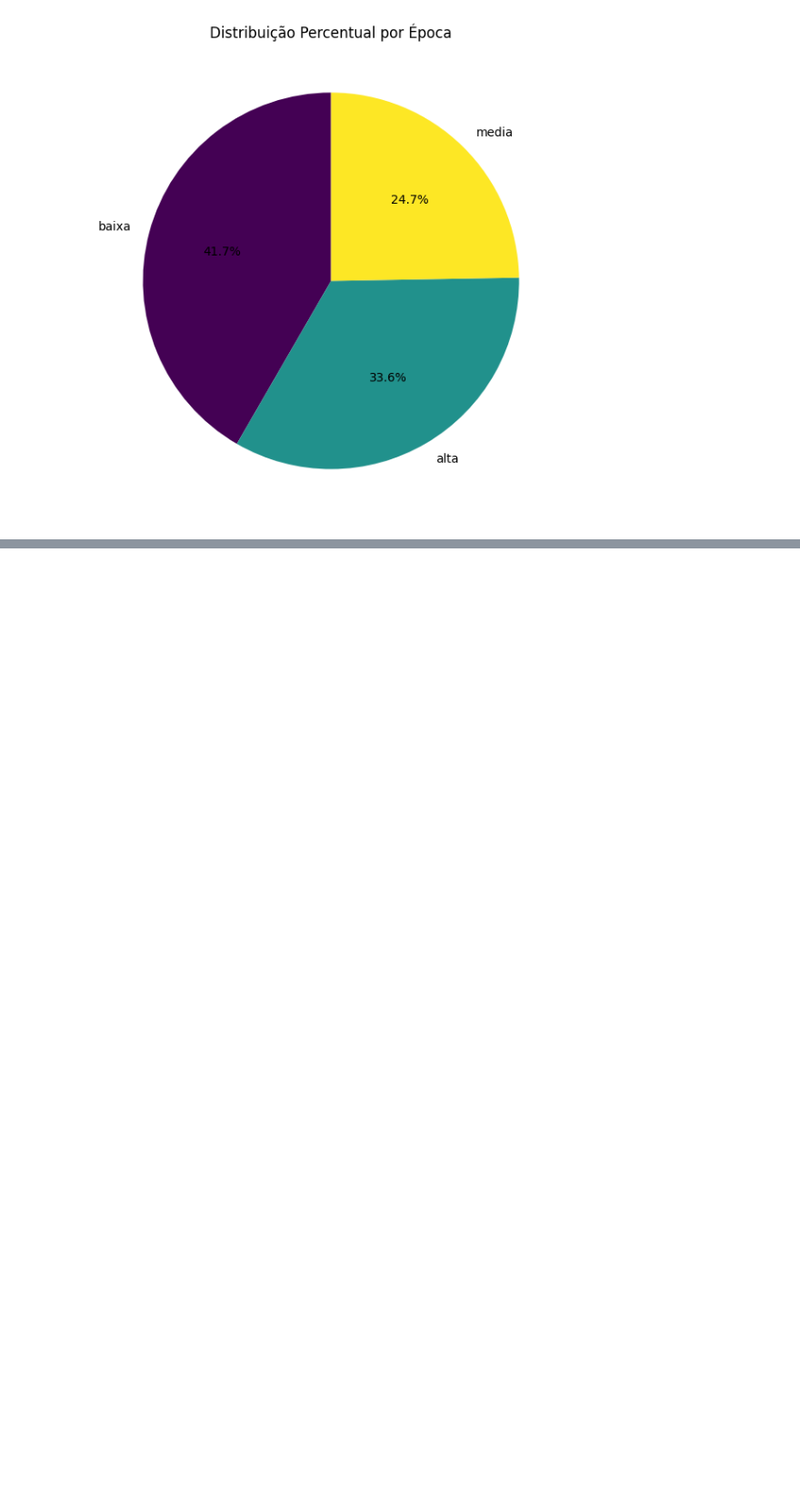
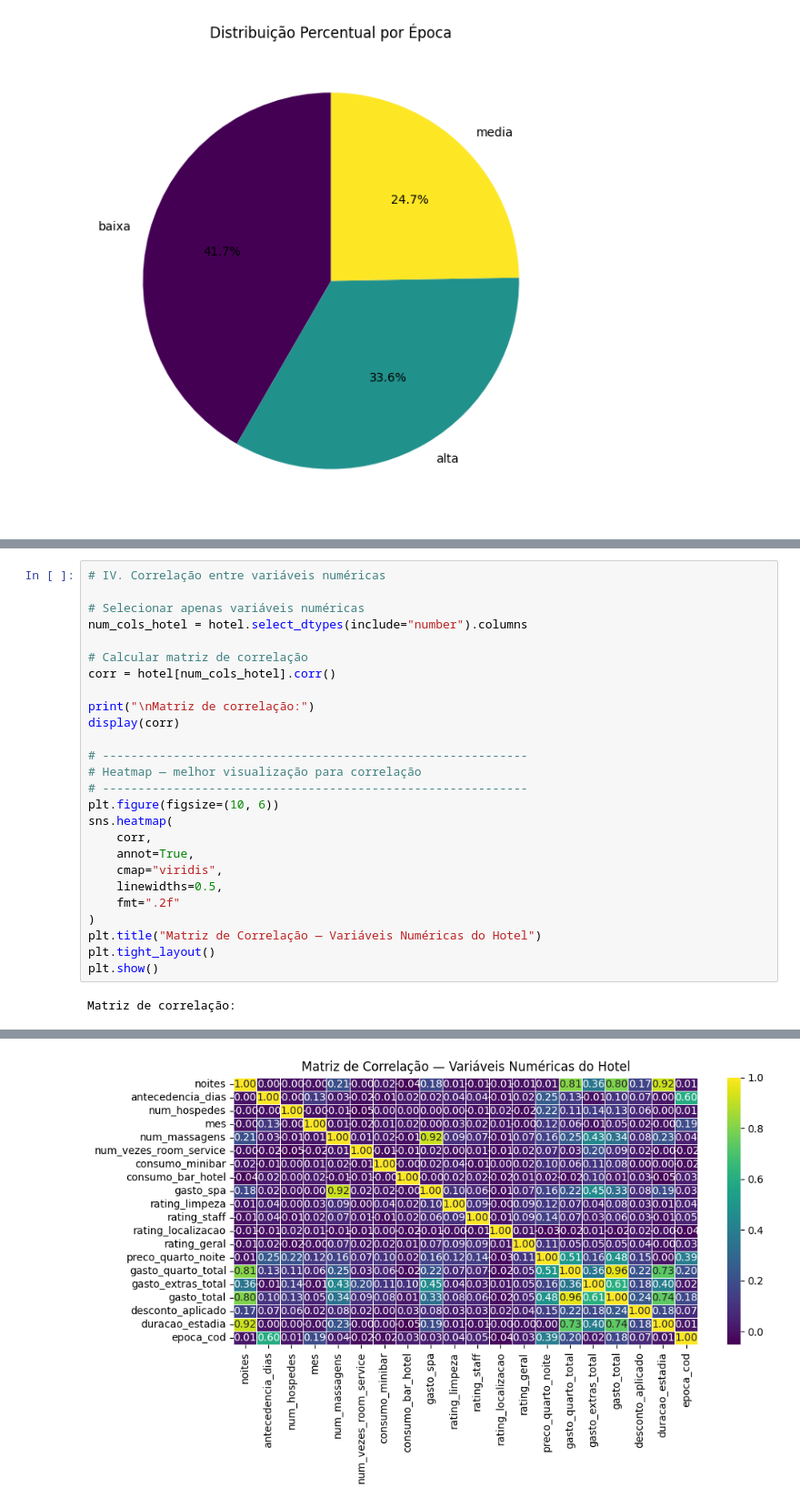
Before and after one commit to lilianaaraujojfmetal-ui/Projeto-Final, a Jupyter notebook: config_data.ipynb, the cells around one changed output, grey strips where cells are left out. Shown at 91% size. Saved outputs shown, nothing was run; the diff lists cells and outputs as text; blank space fills up the shorter version.

```diff
--- a/config_data.ipynb
+++ b/config_data.ipynb
@@ -847 +826,29 @@ Ocupação mensal por época:
 [figure]
+# %%
+# IV. Correlação entre variáveis numéricas
+
+# Selecionar apenas variáveis numéricas
+num_cols_hotel = hotel.select_dtypes(include="number").columns
+
+# Calcular matriz de correlação
+corr = hotel[num_cols_hotel].corr()
+
+print("\nMatriz de correlação:")
+display(corr)
+
+# ------------------------------------------------------------
+# Heatmap — melhor visualização para correlação
+# ------------------------------------------------------------
+plt.figure(figsize=(10, 6))
+sns.heatmap(
+    corr,
+    annot=True,
+    cmap="viridis",
+    linewidths=0.5,
+    fmt=".2f"
+)
+plt.title("Matriz de Correlação — Variáveis Numéricas do Hotel")
+plt.tight_layout()
+plt.show()
+# %% [output]
+Matriz de correlação:
@@ -847,0 +872 @@ Ocupação mensal por época:
+[figure, added]
```
Also changed, not shown: parts of 6 cells of this notebook.
